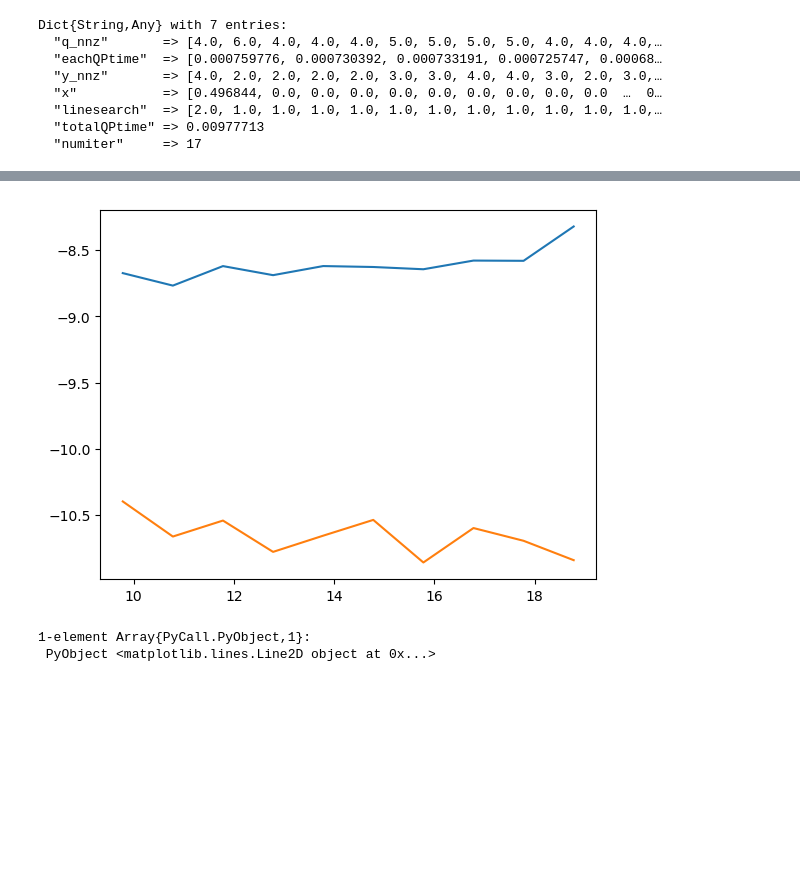
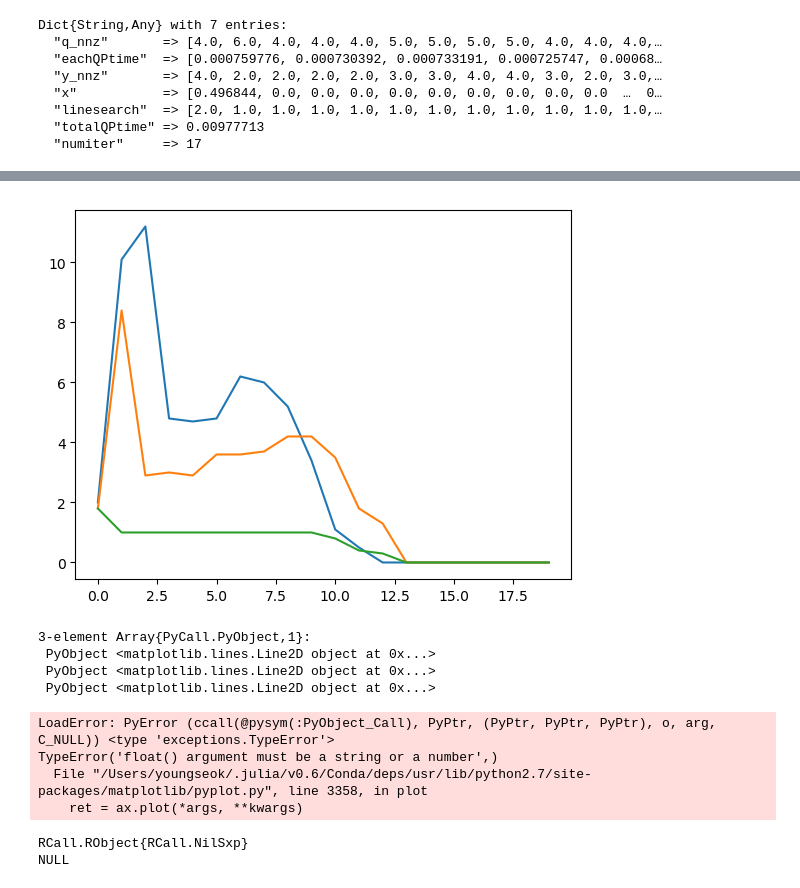
Before and after one commit to stephenslab/mixsqp-paper, a Jupyter notebook: analysis/QPsubproblem.ipynb, the cells around one changed output, grey strips where cells are left out. Saved outputs shown, nothing was run; the diff lists cells and outputs as text; code cells hidden in the pictures; blank space fills up the shorter version.

```diff
--- a/analysis/QPsubproblem.ipynb
+++ b/analysis/QPsubproblem.ipynb
@@ -119,6 +46,39 @@ end
-# %%
-plot(log2.(n_range[2:end]),log2.(ip[2:end])); plot(log2.(n_range[2:end]), log2.(act[2:end]))
-# %% [output]
-[figure, removed]
-1-element Array{PyCall.PyObject,1}:
- PyObject <matplotlib.lines.Line2D object at 0x...>
+# %%
+srand(1)
+x = normtmixdatasim(round(Int,2e5));
+sd = autoselectmixsd(x,nv = 100);
+L  = normlikmatrix(x,sd = sd);
+out = QPsubprob(L, method = "activeset");
+plot(out["q_nnz"]); plot(out["y_nnz"]); plot(out["linesearch"])
+# %%
+t = zeros(20,3)
+for i = 1:10
+    srand(i)
+    x = normtmixdatasim(round(Int,2e5));
+    sd = autoselectmixsd(x,nv = 100);
+    L  = normlikmatrix(x,sd = sd);
+    out = QPsubprob(L, method = "activeset");
+    temp = 1:length(out["q_nnz"]);
+    t[temp ,1] += out["q_nnz"]; t[temp ,2] += out["y_nnz"]; t[temp ,3] += out["linesearch"];
+end
+plot(t[1:13,:]/10)
+# %% [output]
+[figure, added]
+3-element Array{PyCall.PyObject,1}:
+ PyObject <matplotlib.lines.Line2D object at 0x...>
+ PyObject <matplotlib.lines.Line2D object at 0x...>
+ PyObject <matplotlib.lines.Line2D object at 0x...>
+# %%
+plot(out)
+# %% [output]
+LoadError: PyError (ccall(@pysym(:PyObject_Call), PyPtr, (PyPtr, PyPtr, PyPtr), o, arg, C_NULL)) <type 'exceptions.TypeError'>
+TypeError('float() argument must be a string or a number',)
+  File "/Users/youngseok/.julia/v0.6/Conda/deps/usr/lib/python2.7/site-packages/matplotlib/pyplot.py", line 3358, in plot
+    ret = ax.plot(*args, **kwargs)
+# %%
+te = t[1:14,:];
+@rput te
+R"write.csv(te,'fig4_dat1.csv')"
+# %% [output]
+RCall.RObject{RCall.NilSxp}
+NULL
```
Also changed, not shown: parts of 9 cells of this notebook, 7 other files.
